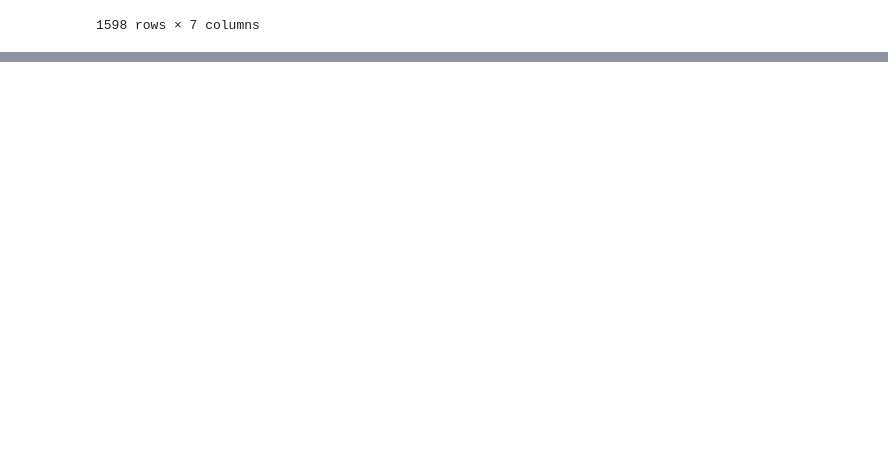
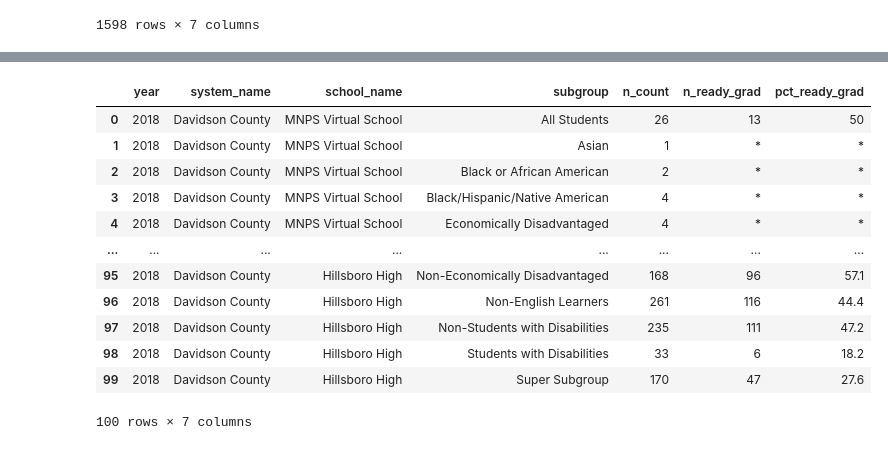
Before and after one commit to mawonuga121/ohtobeascholar, a Jupyter notebook: Awonuga_DSC4900.ipynb, the cells around one changed output, grey strips where cells are left out. Saved outputs shown, nothing was run; the diff lists cells and outputs as text; code cells hidden in the pictures; blank space fills up the shorter version.

```diff
--- a/Awonuga_DSC4900.ipynb
+++ b/Awonuga_DSC4900.ipynb
@@ -24,0 +61,16 @@ ready_grad
+# %%
+ready_grad.head(100)
+# %% [output]
+|  | year | system_name | school_name | subgroup | n_count | n_ready_grad | pct_ready_grad |
+| 0 | 2018 | Davidson County | MNPS Virtual School | All Students | 26 | 13 | 50 |
+| 1 | 2018 | Davidson County | MNPS Virtual School | Asian | 1 | * | * |
+| 2 | 2018 | Davidson County | MNPS Virtual School | Black or African American | 2 | * | * |
+| 3 | 2018 | Davidson County | MNPS Virtual School | Black/Hispanic/Native American | 4 | * | * |
+| 4 | 2018 | Davidson County | MNPS Virtual School | Economically Disadvantaged | 4 | * | * |
+| ... | ... | ... | ... | ... | ... | ... | ... |
+| 95 | 2018 | Davidson County | Hillsboro High | Non-Economically Disadvantaged | 168 | 96 | 57.1 |
+| 96 | 2018 | Davidson County | Hillsboro High | Non-English Learners | 261 | 116 | 44.4 |
+| 97 | 2018 | Davidson County | Hillsboro High | Non-Students with Disabilities | 235 | 111 | 47.2 |
+| 98 | 2018 | Davidson County | Hillsboro High | Students with Disabilities | 33 | 6 | 18.2 |
+| 99 | 2018 | Davidson County | Hillsboro High | Super Subgroup | 170 | 47 | 27.6 |
+100 rows × 7 columns
```
Also changed, not shown: parts of 12 cells of this notebook.
